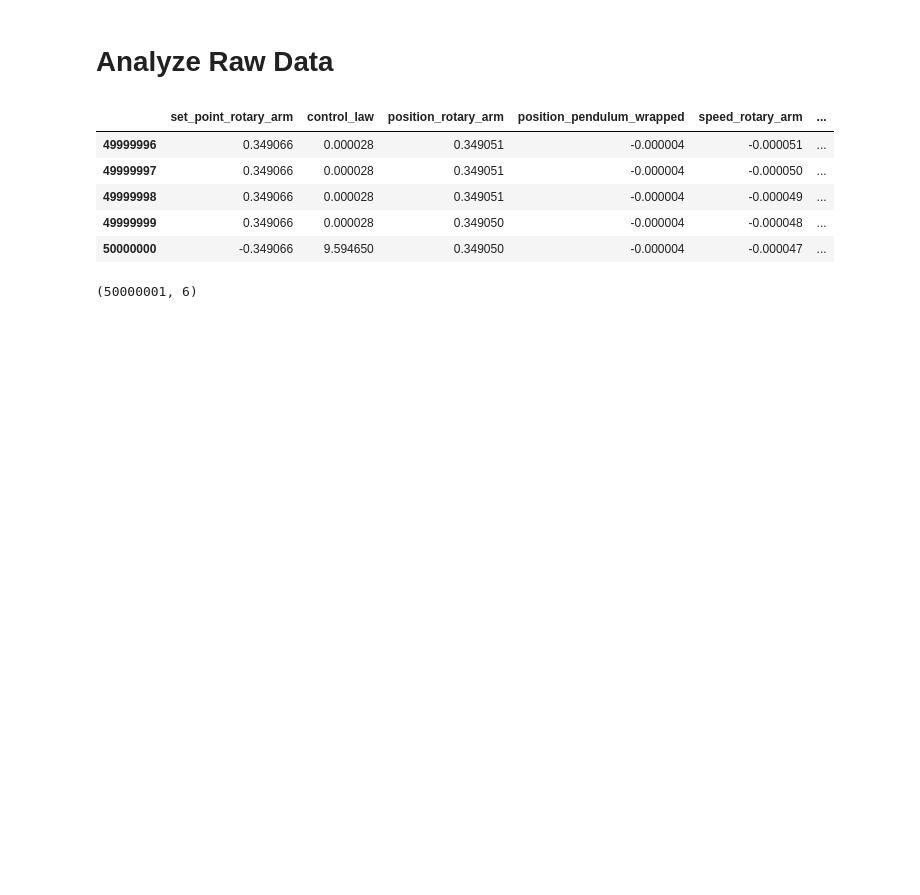
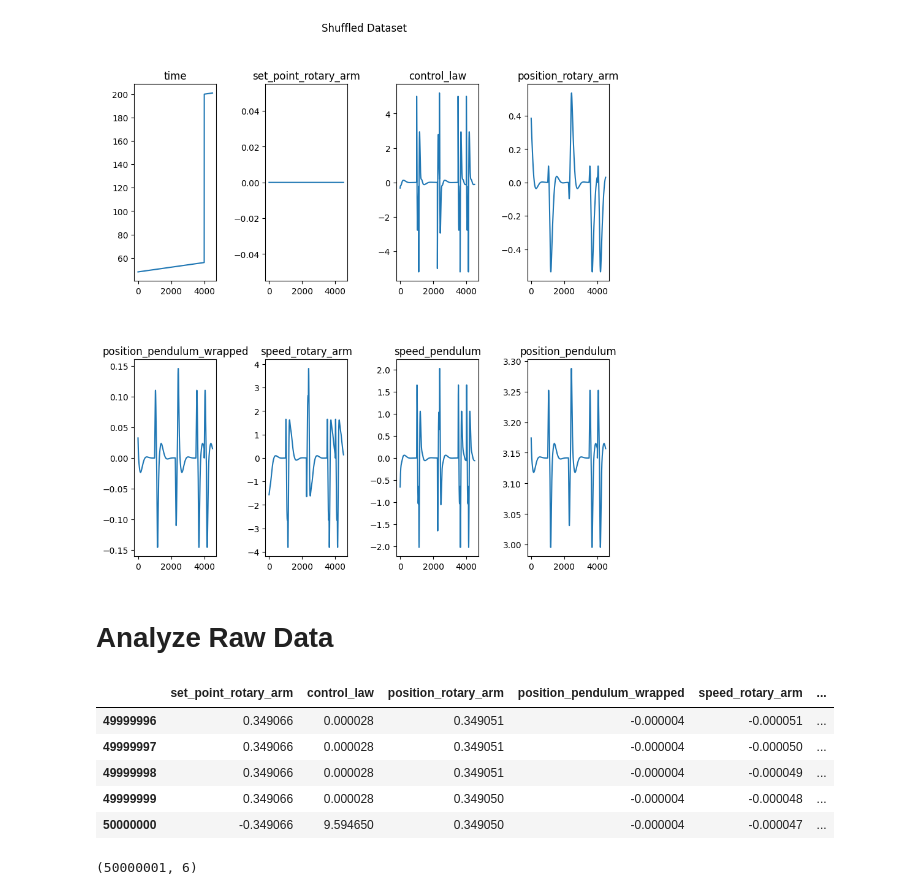
Before and after one commit to dimanu-py/RotaryInvertedPendulum, a Jupyter notebook: notebooks/analyze_data.ipynb, the cells around one changed output. Saved outputs shown, nothing was run; the diff lists cells and outputs as text; code cells hidden in the pictures; blank space fills up the shorter version.

Commit message:
Study to shuffle datasets

```diff
--- a/notebooks/analyze_data.ipynb
+++ b/notebooks/analyze_data.ipynb
@@ -12,6 +54,12 @@ def plot_data(data: pd.DataFrame, title: str, init: int = 0, end:int = 200) -> N
 
     fig.subplots_adjust(hspace=0.4, wspace=0.6)
     fig.suptitle(title)
+# %%
+plot_data(data=shuffled_dataset,
+          title='Shuffled Dataset',
+          end=1500*3)
+# %% [output]
+[figure, added]
 # %% [markdown]
 # Analyze Raw Data
 # %%
```
Also changed, not shown: parts of 9 cells of this notebook.
